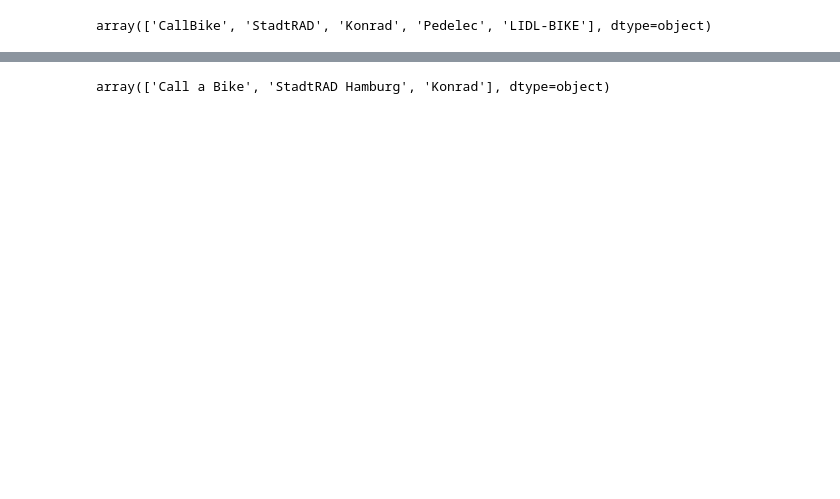
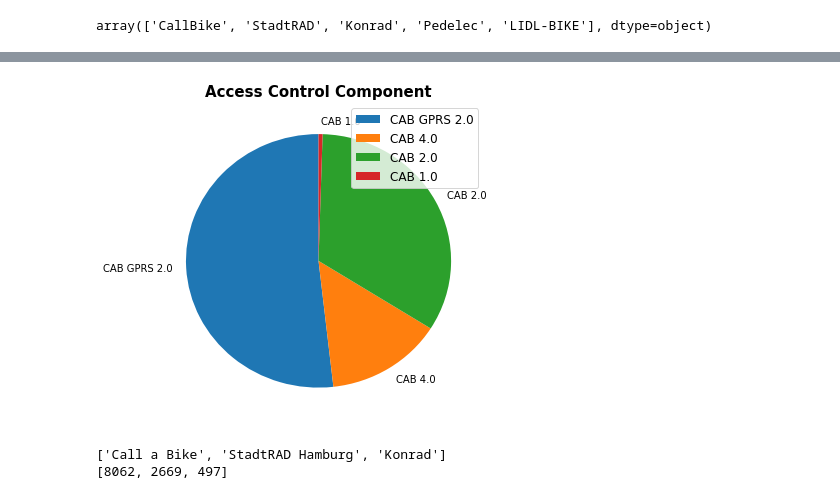
Before and after one commit to chinmaydas96/Bike_sharing, a Jupyter notebook: Vehicle.ipynb, the cells around one changed output, grey strips where cells are left out. Drawn from its saved outputs; the diff is of its cells as text; code cells hidden in the pictures; blank space fills up the shorter version.

```diff
--- a/Vehicle.ipynb
+++ b/Vehicle.ipynb
@@ -68,4 +121,24 @@ array(['CAB GPRS 2.0', 'CAB 4.0', 'CAB 2.0', 'CAB 1.0'], dtype=object)
+# %%
+colors = ["#0AB9FB", "#5CD1FE","#8BDAF9", "#ACE6FD","#0098D4"]
+plt.figure(figsize=(5,5))
+plt.title('Access Control Component', fontsize=15, fontweight='bold')
+plt.pie(access_count, labels=access_name, startangle = 90)
+plt.legend(access_name, fontsize = 'large', loc = "best")
+plt.tight_layout()
+plt.show()
+# %% [output]
+[figure, added]
 # %%
-((df['COMPANY'].unique()))
+company = df['COMPANY'].unique()
-# %% [output]
-array(['Call a Bike', 'StadtRAD Hamburg', 'Konrad'], dtype=object)
+# %%
+company_dict={}
+company_name, company_count = [],[]
+for c in company:
+    company_dict[c] = len(df[df['COMPANY'] == c])
+    company_name.append(c)
+    company_count.append(company_dict[c])
+print(company_name)
+print(company_count)
+# %% [output]
+['Call a Bike', 'StadtRAD Hamburg', 'Konrad']
+[8062, 2669, 497]
```
Also changed, not shown: parts of 9 cells of this notebook.
